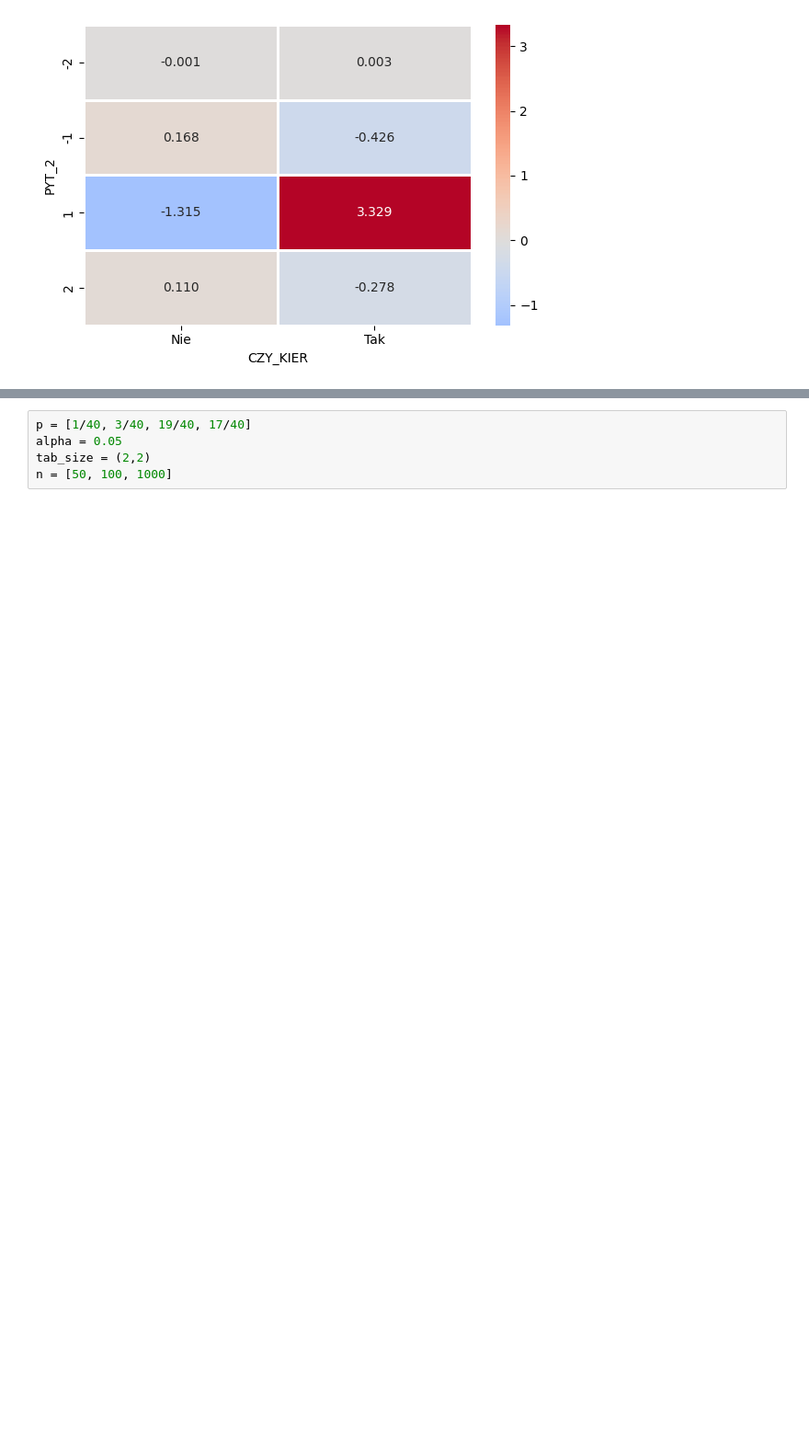
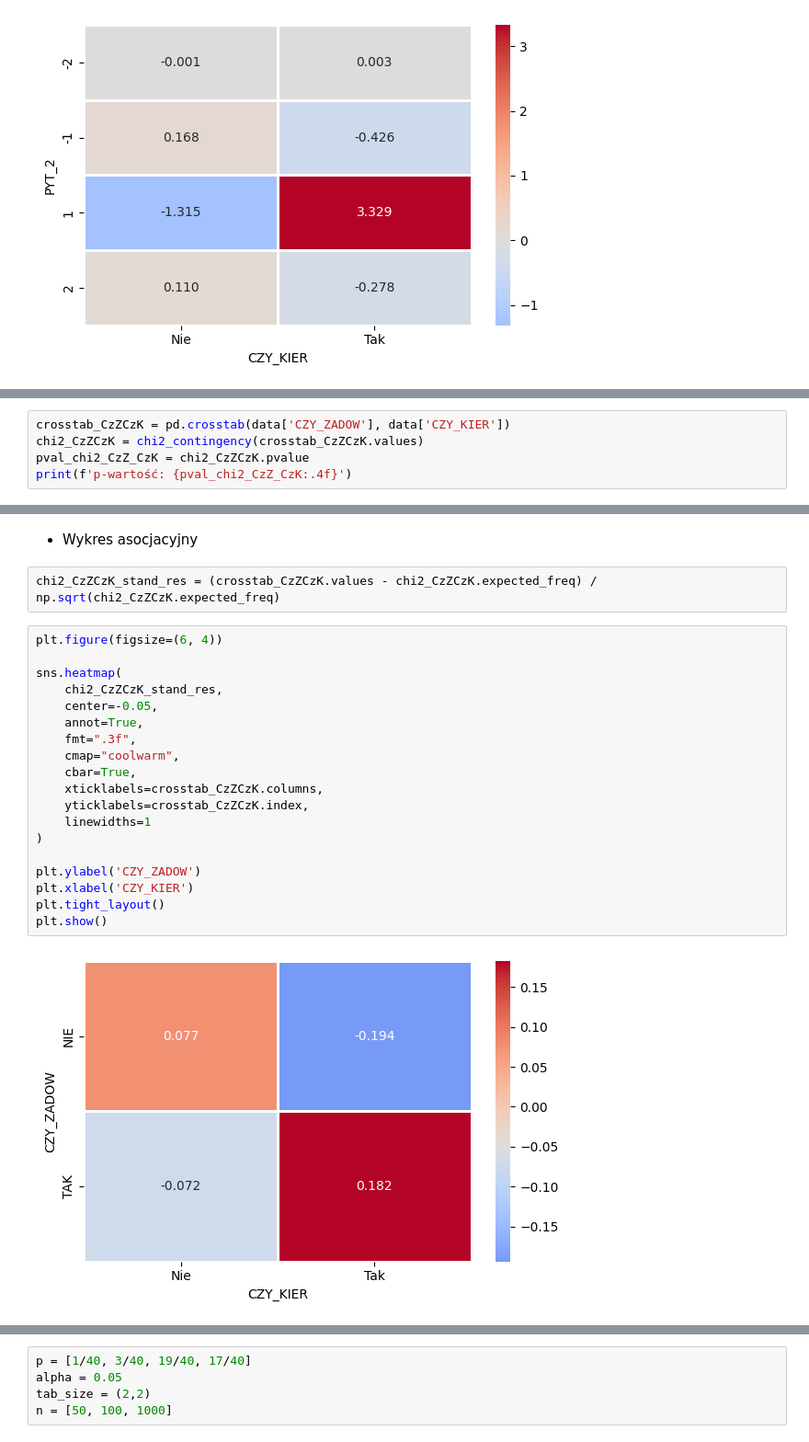
Before and after one commit to Jagaxxx/ADA_raporty, a Jupyter notebook: raport2/raport_l2.ipynb, the cells around one changed output, grey strips where cells are left out. Shown at 92% size. Cells and saved outputs as stored; diff of their text form; blank space fills up the shorter version.

```diff
--- a/raport2/raport_l2.ipynb
+++ b/raport2/raport_l2.ipynb
@@ -596,0 +623,5 @@ Takie rozkłady standaryzowanych reszt potwierdzają istnienie statystycznie ist
+# %%
+crosstab_CzZCzK = pd.crosstab(data['CZY_ZADOW'], data['CZY_KIER'])
+chi2_CzZCzK = chi2_contingency(crosstab_CzZCzK.values)
+pval_chi2_CzZ_CzK = chi2_CzZCzK.pvalue
+print(f'p-wartość: {pval_chi2_CzZ_CzK:.4f}')
@@ -596,0 +636,25 @@ Takie rozkłady standaryzowanych reszt potwierdzają istnienie statystycznie ist
+# %% [markdown]
+- Wykres asocjacyjny
+# %%
+chi2_CzZCzK_stand_res = (crosstab_CzZCzK.values - chi2_CzZCzK.expected_freq) / np.sqrt(chi2_CzZCzK.expected_freq)
+# %%
+plt.figure(figsize=(6, 4))
+
+sns.heatmap(
+    chi2_CzZCzK_stand_res,
+    center=-0.05,
+    annot=True,
+    fmt=".3f",
+    cmap="coolwarm",
+    cbar=True,
+    xticklabels=crosstab_CzZCzK.columns,
+    yticklabels=crosstab_CzZCzK.index,
+    linewidths=1
+)
+
+plt.ylabel('CZY_ZADOW')
+plt.xlabel('CZY_KIER')
+plt.tight_layout()
+plt.show()
+# %% [output]
+[figure, added]
```
Also changed, not shown: parts of 69 cells of this notebook.
